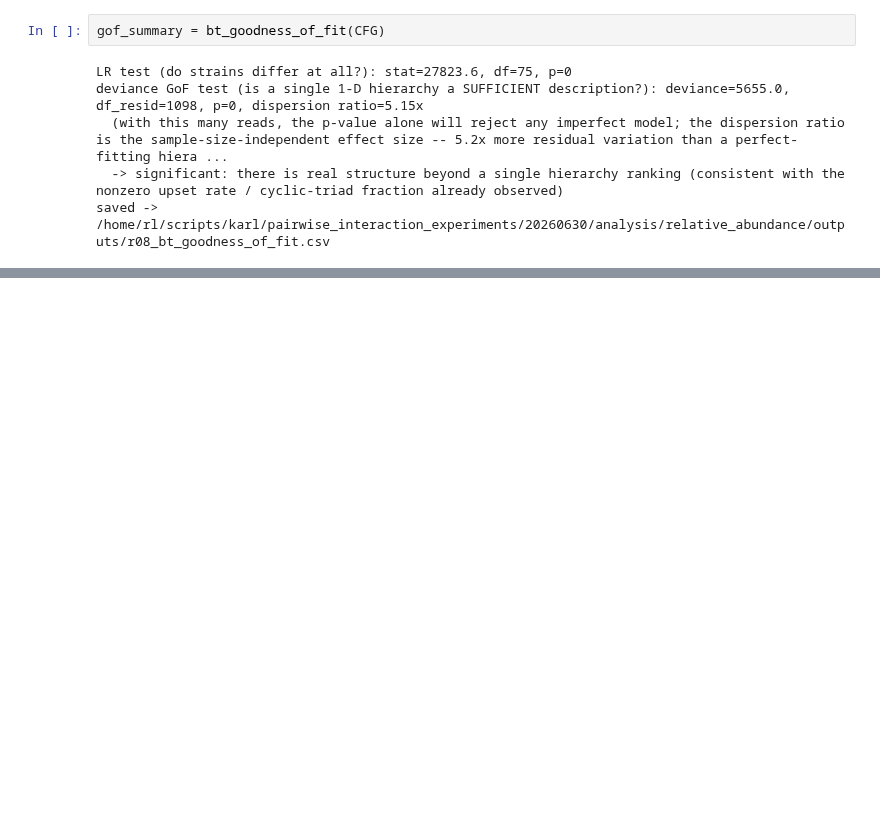
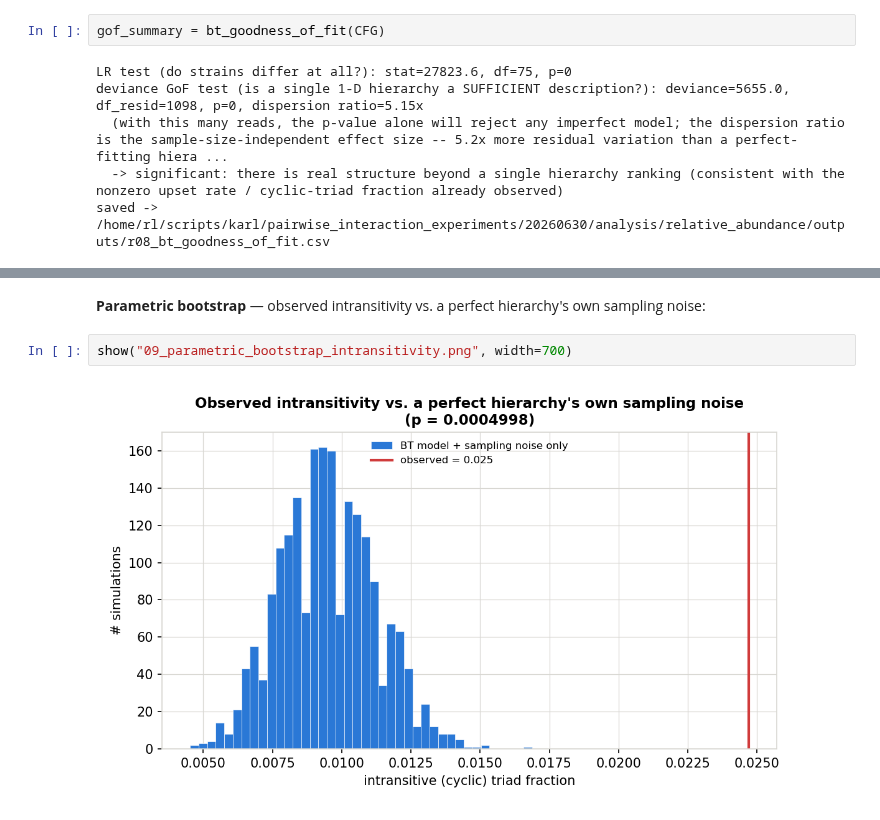
Before and after one commit to RatzkeLab/pairwise-interactions, a Jupyter notebook: 20260630/analysis/relative_abundance/relative_abundance_20260630.ipynb, the cells around one changed output, grey strips where cells are left out. Drawn from its saved outputs; the diff is of its cells as text; blank space fills up the shorter version.

```diff
--- a/20260630/analysis/relative_abundance/relative_abundance_20260630.ipynb
+++ b/20260630/analysis/relative_abundance/relative_abundance_20260630.ipynb
@@ -301,0 +347,6 @@ show("08_permutation_test.png", width=900)
+# %% [markdown]
+**Parametric bootstrap** — observed intransitivity vs. a perfect hierarchy's own sampling noise:
+# %%
+show("09_parametric_bootstrap_intransitivity.png", width=700)
+# %% [output]
+[figure, added]
```
Also changed, not shown: parts of 16 cells of this notebook, 2 other files.
